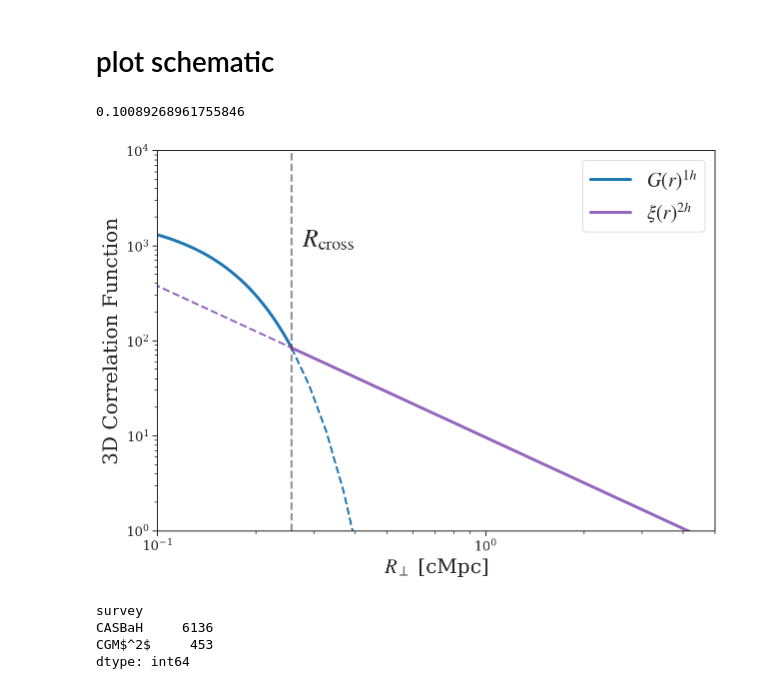
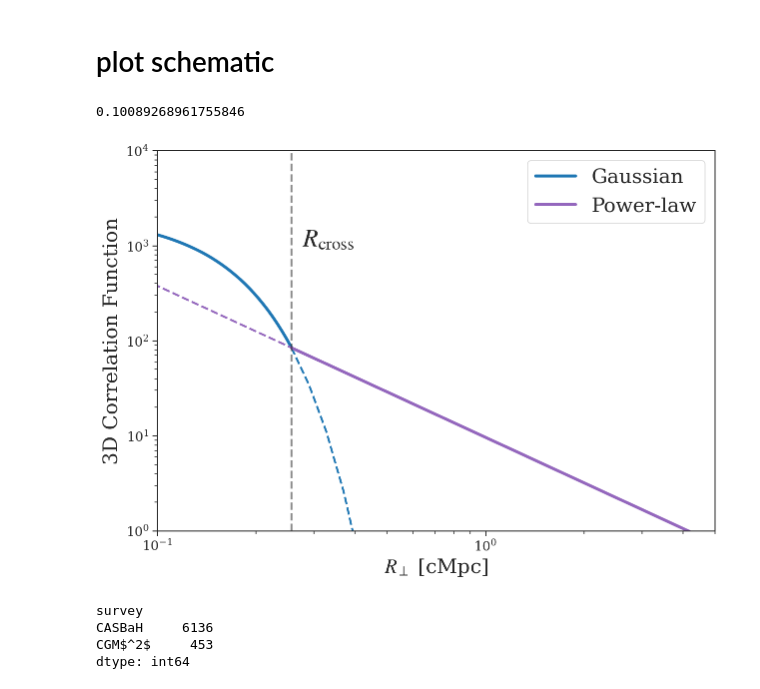
Before and after one commit to mattcwilde/1halo2halo, a Jupyter notebook: haloclustering/plotting/plots.ipynb, the cells around one changed output. Drawn from its saved outputs; the diff is of its cells as text; code cells hidden in the pictures.

```diff
--- a/haloclustering/plotting/plots.ipynb
+++ b/haloclustering/plotting/plots.ipynb
@@ -267,7 +224,7 @@ for e, (ax, rng, rc) in enumerate(zip(axes, rngs, rcs)):
     model_2h = binned_statistic(ssdf.rho.values, ssdf.cf_model_2h.values, bins=rho_bins, )
 
     ax.plot(bin_ctr, model_2h[0], marker='s', mfc='white', mec='tab:pink', mew=2, ls='-', c='tab:pink', label=r'$\xi$')
-    ax.plot(bin_ctr, model[0], marker='D', mfc='white', mec='tab:purple', mew=2, ls='-', c='tab:purple', label=r'$G + \xi$')
+    ax.plot(bin_ctr, model[0], marker='D', mfc='white', mec='tab:purple', mew=2, ls='-', c='tab:purple', label=r'$Two-component$')
 
     # Rcross
     ax.axvline(rc*1e3, color='black', alpha=0.3, lw=2, ls='--', label=r'$R_{\rm cross}$')
@@ -916,36 +874,39 @@ pkl_file = '../exclusion-model/exclusion_model_gauss_1h_sampler.pkl'
 infile = open(pkl_file, "rb")
 sampler = pickle.load(infile)
 infile.close()
 flat_samples = sampler.get_chain(discard=2000, thin=1, flat=True)
 
 r0, gamma, beta2, A, r_cross, beta1, dndz_index, dndz_coeff = flat_samples[-55]
 rlin_full = np.geomspace(0.01, 10, 100)
 rlin_left = np.geomspace(0.01, r_cross, 100)
 rlin_right = np.geomspace(r_cross, 100)
 
 
 sig = _calc_sig(r_cross, A, r0, gamma)
 
+
+labels = [r"$G(r)^{1h}$", r"$\xi(r)^{2h}$"]
+labels = ["Gaussian", "Power-law"]
 plt.figure(figsize=(10,7))
-plt.plot(rlin_left, g1h(rlin_left, A, sig), label=r"$G(r)^{1h}$", c='tab:blue', lw=3)
+plt.plot(rlin_left, g1h(rlin_left, A, sig), label=labels[0], c='tab:blue', lw=3)
 plt.plot(rlin_right, g1h(rlin_right, A, sig), c='tab:blue', lw=2, ls='--')
-plt.plot(rlin_right, xi2h(rlin_right, r0, gamma), label=r"$\xi(r)^{2h}$", c='tab:purple', lw=3)
+plt.plot(rlin_right, xi2h(rlin_right, r0, gamma), label=labels[1], c='tab:purple', lw=3)
 plt.plot(rlin_left, xi2h(rlin_left, r0, gamma), c='tab:purple', lw=2, ls='--')
 plt.xscale('log')
 plt.yscale('log')
 plt.ylim(10**0, 10**4)
 plt.xlim(1e-1, 0.5e1)
 plt.axvline(r_cross,  c="k", ls='--', alpha=0.5, lw=2)
 plt.legend(fontsize=20)
 # plt.ylabel(r"$\chi(r)$")
 plt.ylabel("3D Correlation Function", fontsize=20)
 plt.xlabel(r"$R_{\perp}$ [cMpc]",  fontsize=20)
 plt.text(r_cross+0.02, 1e3, r"$R_{\rm cross}$")
 plt.savefig('../figures/r_cross_schematic.pdf', dpi=300)
 print(sig)
 # %% [output]
 0.10089268961755846
-[figure, old version]
+[figure, new version]
 # %%
 
 df7.value_counts(df.survey)
```
Also changed, not shown: parts of 11 cells of this notebook.
